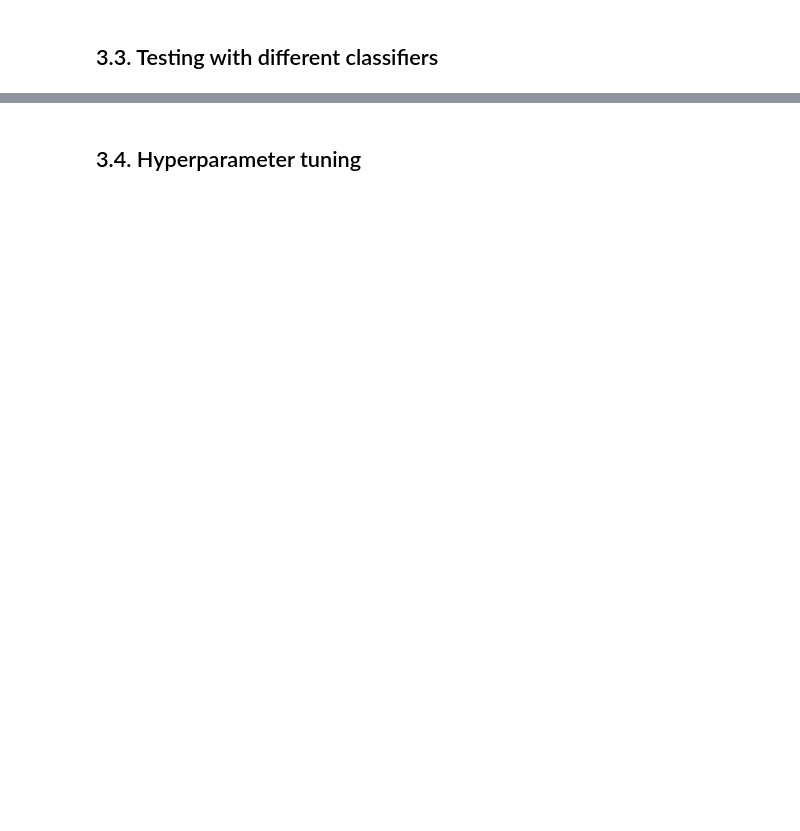
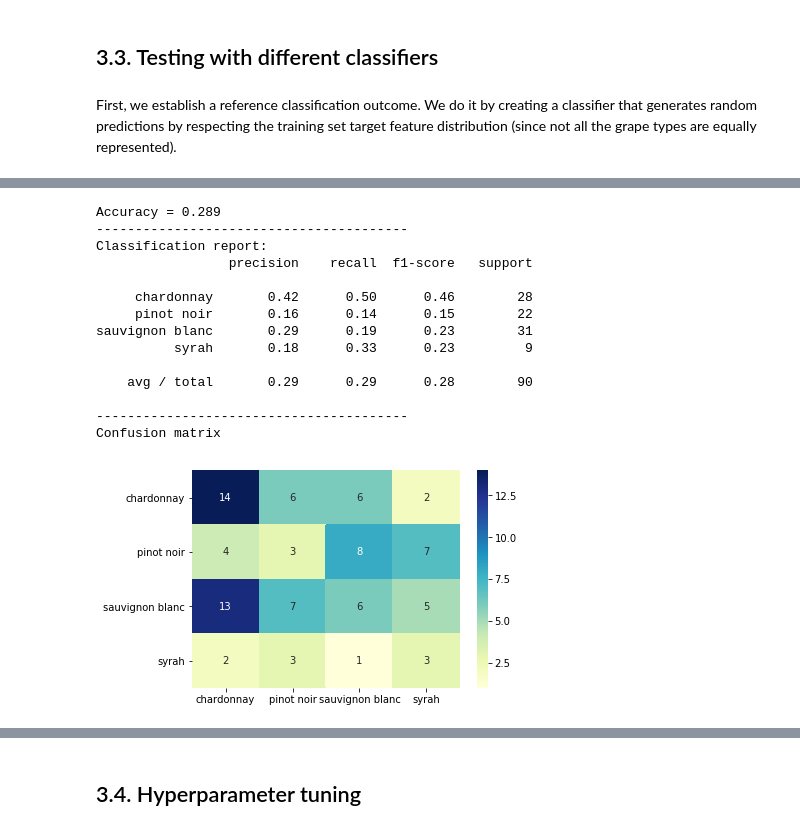
Before and after one commit to diveki/diveki.github.io, a Jupyter notebook: body_texts/blind_taster_algorithm.ipynb, the cells around one changed output, grey strips where cells are left out. Drawn from its saved outputs; the diff is of its cells as text; code cells hidden in the pictures; blank space fills up the shorter version.

```diff
--- a/body_texts/blind_taster_algorithm.ipynb
+++ b/body_texts/blind_taster_algorithm.ipynb
@@ -438,3 +470,15 @@ Counter({'chardonnay': 33, 'sauvignon blanc': 21, 'pinot noir': 19, 'syrah': 17}
 # %% [markdown]
 <a id="ch3.3"></a>
 ## 3.3. Testing with different classifiers
+# %% [markdown]
+First, we establish a reference classification outcome. We do it by creating a classifier that generates random predictions by respecting the training set target feature distribution (since not all the grape types are equally represented).
+# %%
+clf = DummyClassifier(strategy='stratified',random_state=42)
+pipe = Pipeline([('feats', feats),
+                 ('clf',clf)
+                 ])
+%timeit pipe.fit(X_train, y_train)
+# test stats
+preds = pipe.predict(X_test)
+print_stats(y_test, preds, pipe.classes_)
+# %% [output]
@@ -440,0 +486,15 @@ Counter({'chardonnay': 33, 'sauvignon blanc': 21, 'pinot noir': 19, 'syrah': 17}
+Accuracy = 0.289
+----------------------------------------
+Classification report:
+                 precision    recall  f1-score   support
+
+     chardonnay       0.42      0.50      0.46        28
+     pinot noir       0.16      0.14      0.15        22
+sauvignon blanc       0.29      0.19      0.23        31
+          syrah       0.18      0.33      0.23         9
+
+    avg / total       0.29      0.29      0.28        90
+
+----------------------------------------
+Confusion matrix
+[figure, added]
```
Also changed, not shown: parts of 29 cells of this notebook, 2 other files.
